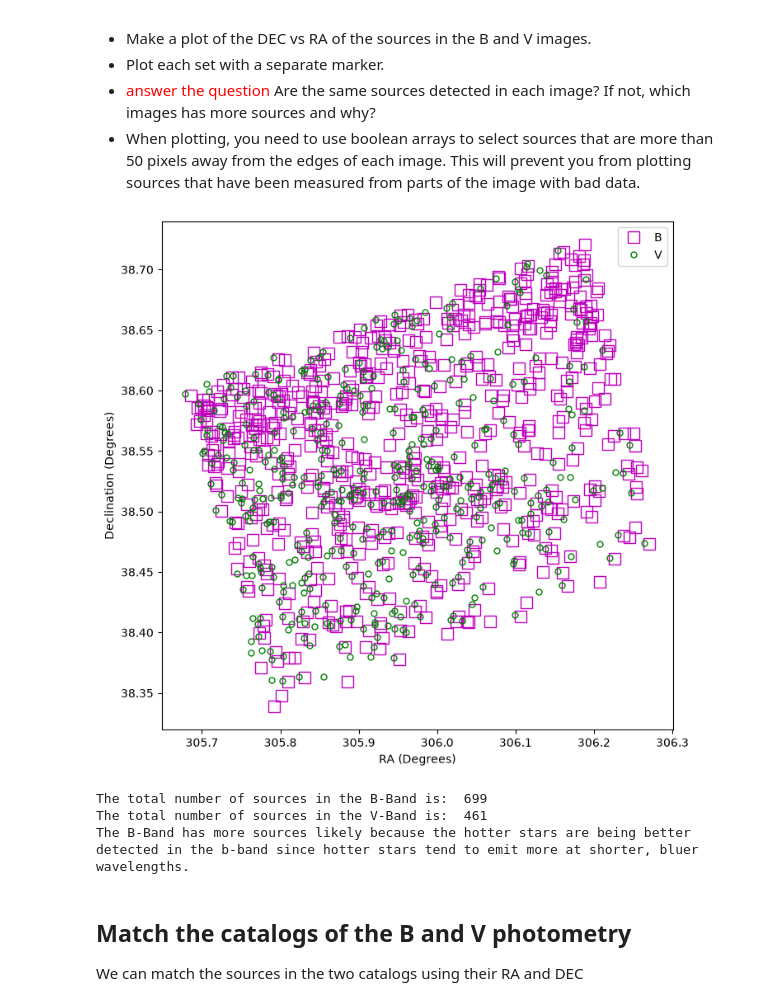
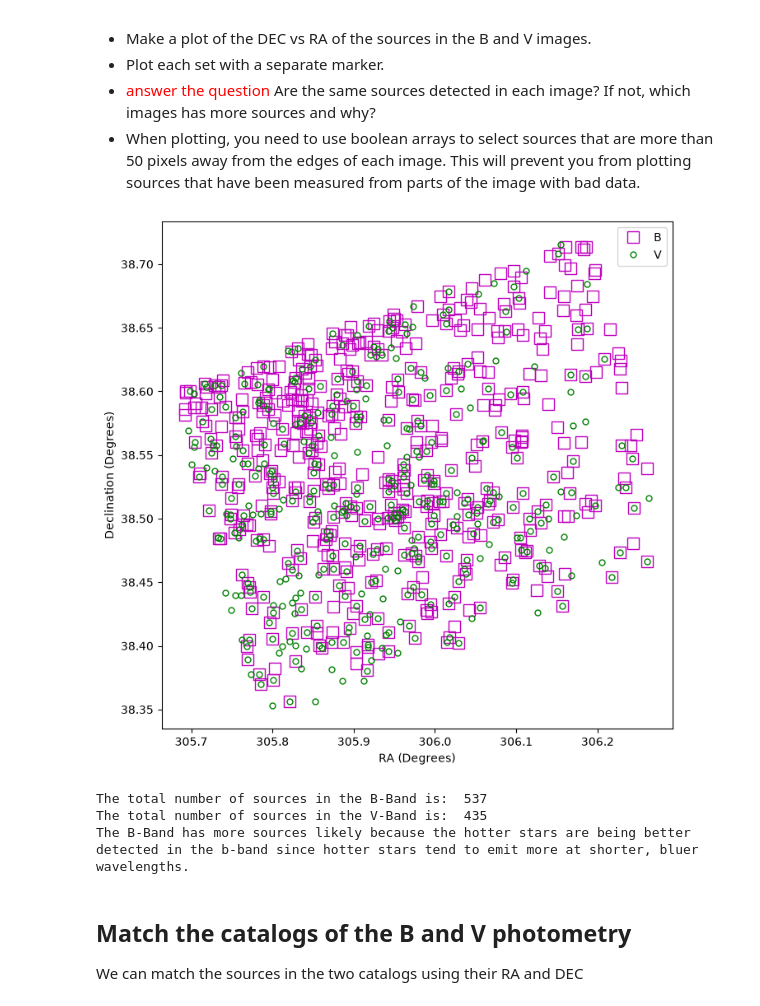
Before and after one commit to pbhakta04/Reductionproject_student, a Jupyter notebook: cluster_photometry_student.ipynb, the cells around one changed output. Cells and saved outputs as stored; diff of their text form; code cells hidden in the pictures.

```diff
--- a/cluster_photometry_student.ipynb
+++ b/cluster_photometry_student.ipynb
@@ -403,7 +397,7 @@ WARNING: Input data contains invalid values (NaNs or infs), which were automatic
 #*****************************************
 # update with the FWHM that you measured using fit_fwhm
 #you will need to update the threshold number based on plots you make in the next cell.
-daofind = DAOStarFinder(fwhm=4.57, threshold=4.2*std_b)
+daofind = DAOStarFinder(fwhm=4.55, threshold=4.2*std_b)
 
 # detect sources, using the image - median, which subtracts the sky level from image,
 # assuming a sky that is constant across the iamge
@@ -481,7 +475,7 @@ Based on the plot above, choose a threshold for your final catalog in the cell a
 data_g, header_g = fits.getdata('M29G.fits', header =True) #this reads in the v-band stacked image
 mean_g, median_g, std_g = sigma_clipped_stats(data_g, sigma = 3.0) #this is the estimated bg count
 
-daofind = DAOStarFinder(fwhm=4.16, threshold=5.*std_g) #this sets up daofind with the avg fwhm I found for the stars in the v-band image
+daofind = DAOStarFinder(fwhm=4.10, threshold=5.*std_g) #this sets up daofind with the avg fwhm I found for the stars in the v-band image
 
 sources_g = daofind(data_g - median_g) # this subtracts the sky from the image and detects objects
 
@@ -510,7 +504,7 @@ thresh_arr_g = np.arange(2., 10., 0.5) # this is
 nsources_g = np.zeros(len(thresh_arr_g))
 
 for ithresh,thresh in enumerate(thresh_arr_g):
-    daofind = DAOStarFinder(fwhm=4.16, threshold=thresh*std_g)
+    daofind = DAOStarFinder(fwhm=4.10, threshold=thresh*std_g)
     sources_gtmp = daofind(data_g - median_g)
     nsources_g[ithresh] = len(sources_gtmp)
 
@@ -545,43 +538,43 @@ Text(0.5, 1.0, 'V-band')
 #okay so the boolean flags are like the inequalities in the stellar-spectral analysis lab; use data_b.shape[0] and data_b.shape[1] for the left and right sides of the
 #image--subtract 50 from them
 #also need to use the sources_b['xcentriod'] and the sources_b['ycentroid']
-noedgeflag_b = ((sources_b['ycentroid'] > 50) & (sources_b['xcentroid'] > 50) & (sources_b['xcentroid'] < data_b.shape[1] - 50) & (sources_b['ycentroid'] < data_b.shape[0] - 50))
+noedgeflag_b = ((sources_b['xcentroid'] > 50) & (sources_b['xcentroid'] < header_b['NAXIS1'] - 50) & (sources_b['ycentroid'] > 50 ) & (sources_b['ycentroid'] < header_b['NAXIS2'] - 50))
 #and then the same thing for the v-band
-noedgeflag_v = ((sources_g['ycentroid'] > 50) & (sources_g['xcentroid'] > 50) & (sources_g['xcentroid'] < data_g.shape[1] - 50) & (sources_g['ycentroid'] < data_g.shape[0] - 50))
+noedgeflag_v = ((sources_g['xcentroid'] > 50) & (sources_g['xcentroid'] < header_g['NAXIS1'] - 50) & (sources_g['ycentroid'] > 50) & (sources_g['ycentroid'] < header_g['NAXIS2'] - 50))
 
 
 # open a figure
 plt.figure(figsize=(8,8))
 
 # plot the positions of the B sources
 plt.plot(ra_b[noedgeflag_b], dec_b[noedgeflag_b],'ms',mfc='None',markersize=10,label='B')
 
 # plot the positions of the V sources
 plt.plot(ra_g[noedgeflag_v], dec_g[noedgeflag_v],'g.',mfc='None',markersize=10,label='V')
 
 # add a legend
 plt.legend()
 # label your x axis
 plt.xlabel('RA (Degrees)')
 # label your y axis
 plt.ylabel('Declination (Degrees)')
 # save your plot
 plt.savefig('M29_B_vs_G_Source_Positions.png')
 plt.show()
 
 #need to show if the same amount of sources are detected or not.
 #just looking at the plot, i feel like there more sources detected in the b-band, but I can't be 100% sure about that so we're going to find the values numerically just using np.sum
 total_b_sources = np.sum(noedgeflag_b)
 total_v_sources = np.sum(noedgeflag_v)
 
 print('The total number of sources in the B-Band is: ', total_b_sources)
 print('The total number of sources in the V-Band is: ', total_v_sources)
 #okay so I was correct about the b-band having more sources
 print('The B-Band has more sources likely because the hotter stars are being better detected in the b-band since hotter stars tend to emit more at shorter, bluer wavelengths.')
 # %% [output]
-[figure, old version]
+[figure, new version]
-The total number of sources in the B-Band is:  699
-The total number of sources in the V-Band is:  461
+The total number of sources in the B-Band is:  537
+The total number of sources in the V-Band is:  435
 The B-Band has more sources likely because the hotter stars are being better detected in the b-band since hotter stars tend to emit more at shorter, bluer wavelengths.
 # %% [markdown]
 ## Match the catalogs of the B and V photometry
```
Also changed, not shown: parts of 13 cells of this notebook.
